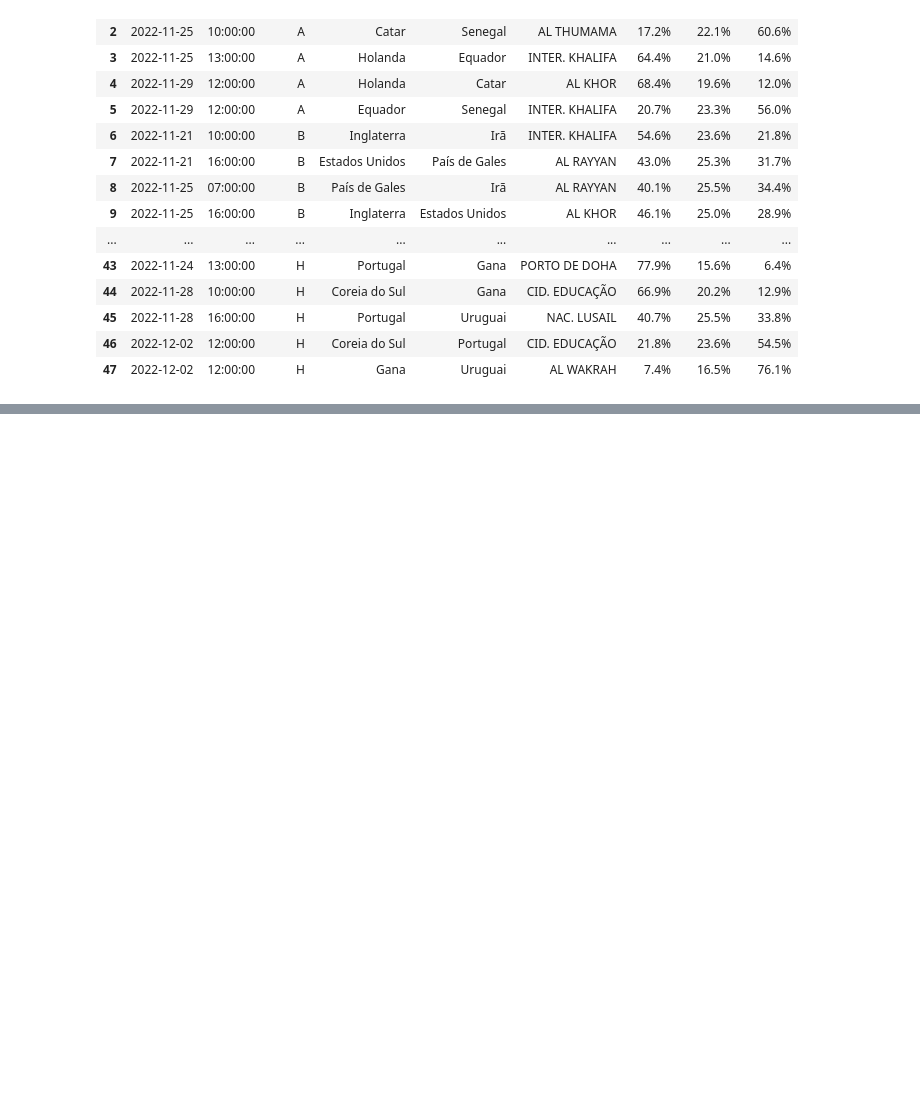
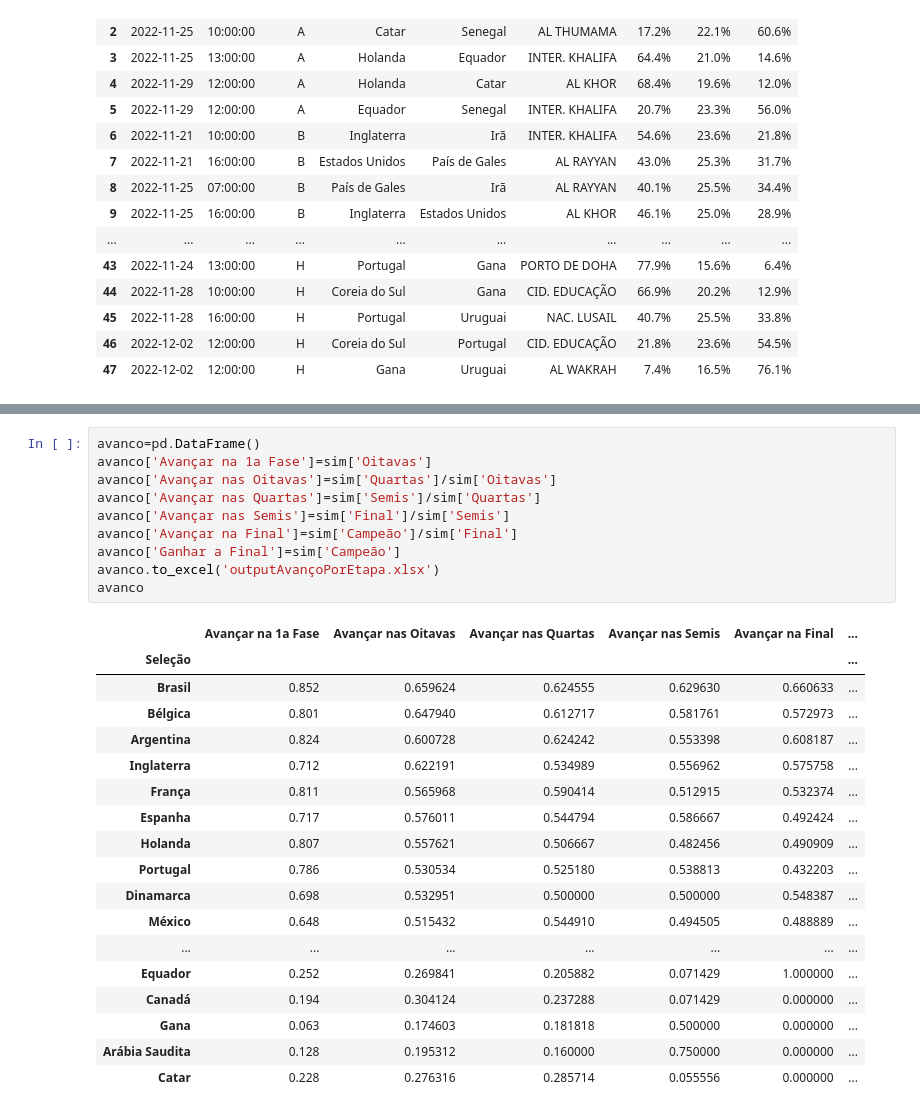
Before and after one commit to pauloerico/worldcup-statistics, a Jupyter notebook: Minicurso_FLAI_Aula_1.ipynb, the cells around one changed output, grey strips where cells are left out. Drawn from its saved outputs; the diff is of its cells as text; blank space fills up the shorter version.

```diff
--- a/Minicurso_FLAI_Aula_1.ipynb
+++ b/Minicurso_FLAI_Aula_1.ipynb
@@ -179,0 +407,29 @@ jogos
+# %%
+avanco=pd.DataFrame()
+avanco['Avançar na 1a Fase']=sim['Oitavas']
+avanco['Avançar nas Oitavas']=sim['Quartas']/sim['Oitavas']
+avanco['Avançar nas Quartas']=sim['Semis']/sim['Quartas']
+avanco['Avançar nas Semis']=sim['Final']/sim['Semis']
+avanco['Avançar na Final']=sim['Campeão']/sim['Final']
+avanco['Ganhar a Final']=sim['Campeão']
+avanco.to_excel('outputAvançoPorEtapa.xlsx')
+avanco
+# %% [output]
+|  | Avançar na 1a Fase | Avançar nas Oitavas | Avançar nas Quartas | Avançar nas Semis | Avançar na Final | ... |
+| Seleção |  |  |  |  |  | ... |
+| Brasil | 0.852 | 0.659624 | 0.624555 | 0.629630 | 0.660633 | ... |
+| Bélgica | 0.801 | 0.647940 | 0.612717 | 0.581761 | 0.572973 | ... |
+| Argentina | 0.824 | 0.600728 | 0.624242 | 0.553398 | 0.608187 | ... |
+| Inglaterra | 0.712 | 0.622191 | 0.534989 | 0.556962 | 0.575758 | ... |
+| França | 0.811 | 0.565968 | 0.590414 | 0.512915 | 0.532374 | ... |
+| Espanha | 0.717 | 0.576011 | 0.544794 | 0.586667 | 0.492424 | ... |
+| Holanda | 0.807 | 0.557621 | 0.506667 | 0.482456 | 0.490909 | ... |
+| Portugal | 0.786 | 0.530534 | 0.525180 | 0.538813 | 0.432203 | ... |
+| Dinamarca | 0.698 | 0.532951 | 0.500000 | 0.500000 | 0.548387 | ... |
+| México | 0.648 | 0.515432 | 0.544910 | 0.494505 | 0.488889 | ... |
+| ... | ... | ... | ... | ... | ... | ... |
+| Equador | 0.252 | 0.269841 | 0.205882 | 0.071429 | 1.000000 | ... |
+| Canadá | 0.194 | 0.304124 | 0.237288 | 0.071429 | 0.000000 | ... |
+| Gana | 0.063 | 0.174603 | 0.181818 | 0.500000 | 0.000000 | ... |
+| Arábia Saudita | 0.128 | 0.195312 | 0.160000 | 0.750000 | 0.000000 | ... |
+| Catar | 0.228 | 0.276316 | 0.285714 | 0.055556 | 0.000000 | ... |
```
Also changed, not shown: parts of 14 cells of this notebook.
